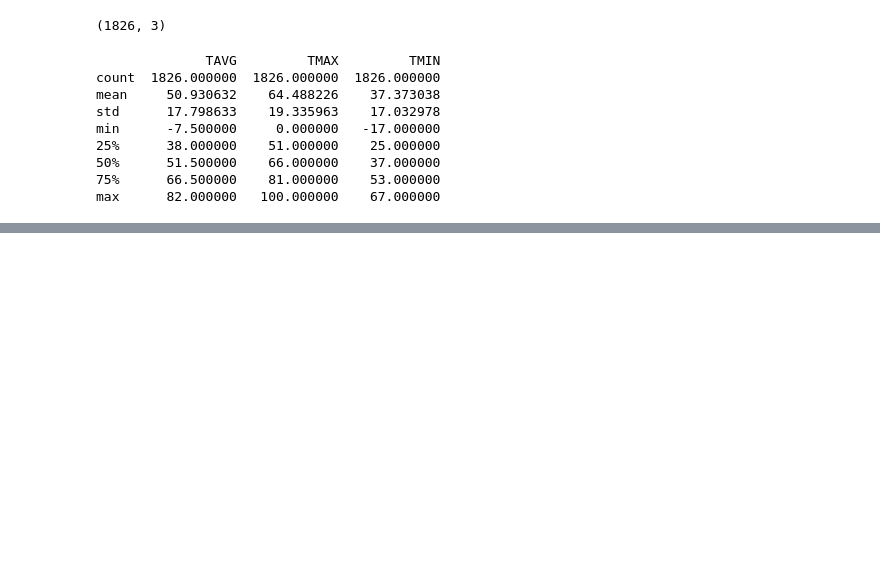
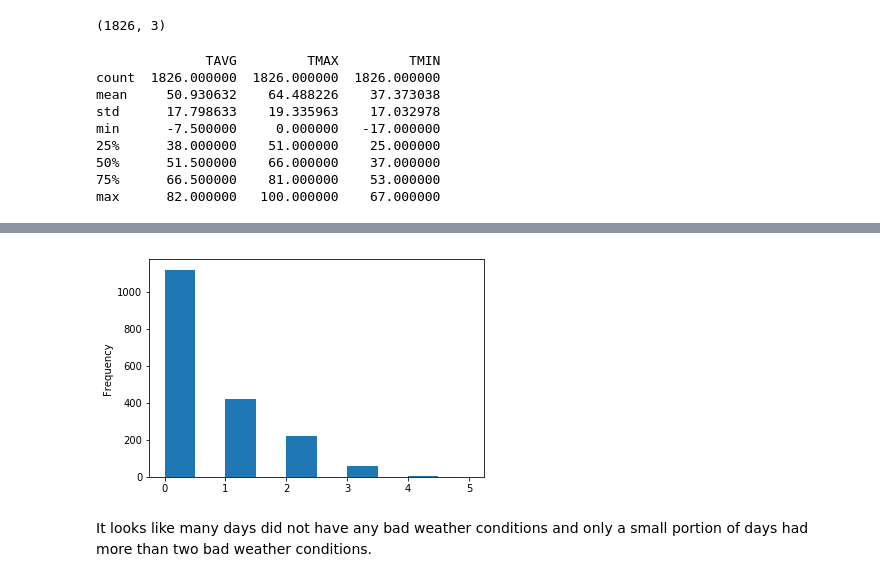
Before and after one commit to Happydogs/Aurora_Policing_Project, a Jupyter notebook: Aurora_Policing_Project.ipynb, the cells around one changed output, grey strips where cells are left out. Cells and saved outputs as stored; diff of their text form; code cells hidden in the pictures; blank space fills up the shorter version.

Commit message:
Summing 1s of bad weather and plot histogram

```diff
--- a/Aurora_Policing_Project.ipynb
+++ b/Aurora_Policing_Project.ipynb
@@ -538,0 +539,3 @@ The weather dataframe contains 8 columns that start with 'WT'. Each of those rep
+# %%
+# New dataframe 'WT' contains only weather conditions
+WT = weather.loc[:,'WT01':'WT09']
@@ -538,0 +554,6 @@ The weather dataframe contains 8 columns that start with 'WT'. Each of those rep
+# %%
+# Replace the missing values with 0.
+WT = WT.fillna(0).astype('int')
+# %%
+# Calculate the total number of 1s in each row.
+weather['bad_weather'] = WT.sum(axis = 1)
@@ -538,0 +574,8 @@ The weather dataframe contains 8 columns that start with 'WT'. Each of those rep
+# %%
+# Create a histogram to visulize
+weather.bad_weather.plot(kind = 'hist')
+plt.show()
+# %% [output]
+[figure, added]
+# %% [markdown]
+It looks like many days did not have any bad weather conditions and only a small portion of days had more than two bad weather conditions.
```
Also changed, not shown: parts of 6 cells of this notebook.
